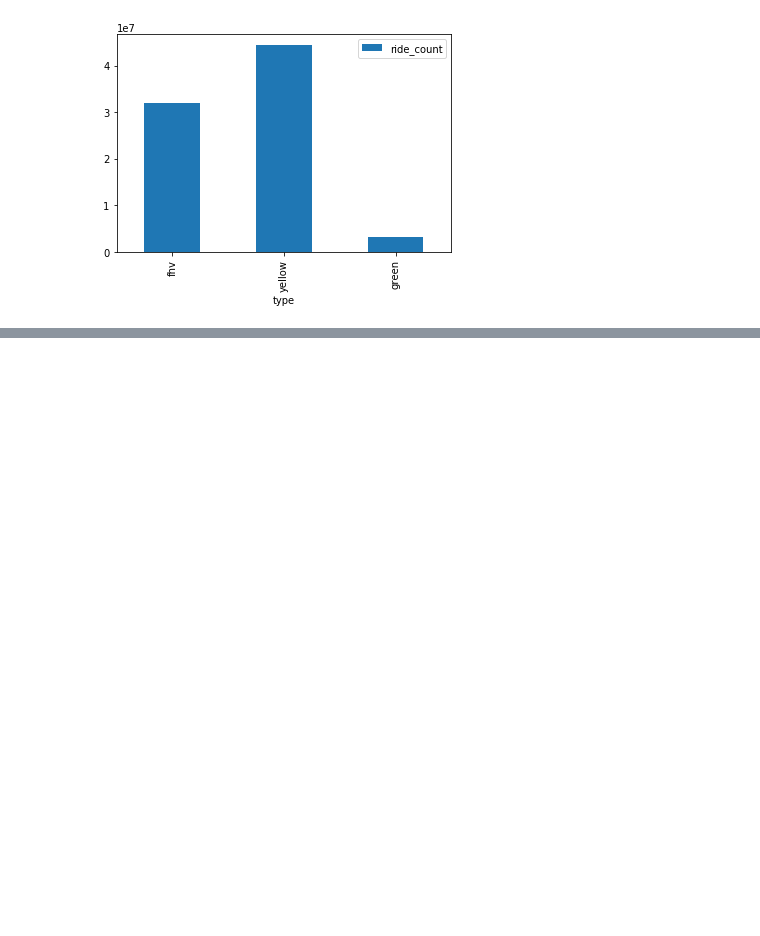
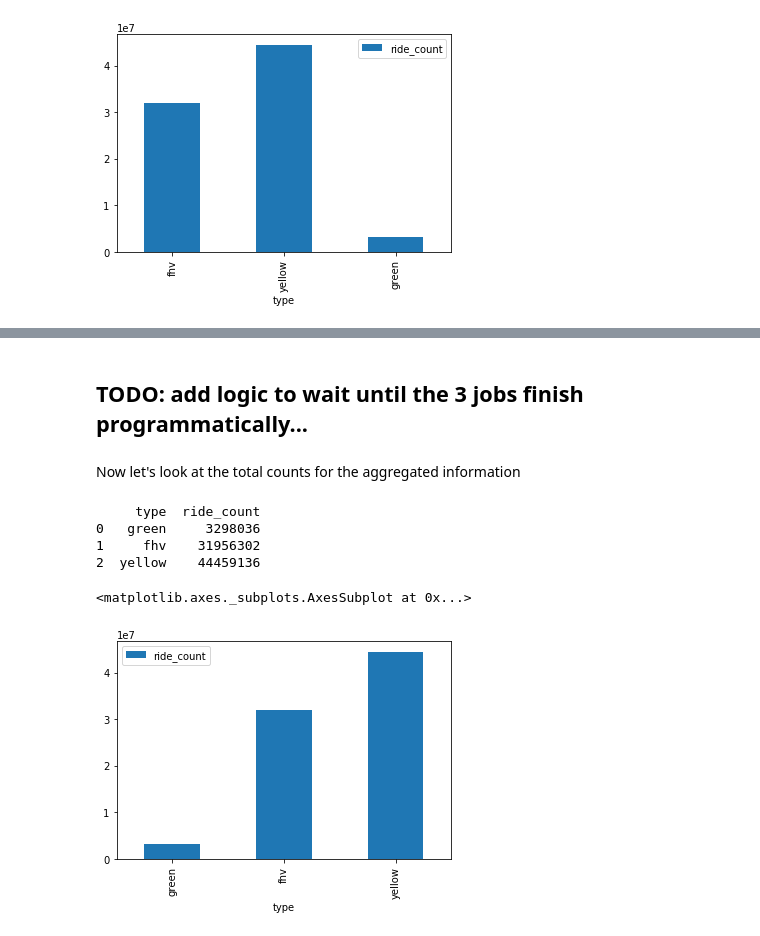
Before and after one commit to bsnively/sagemaker-workshops, a Jupyter notebook: 2019_reinvent/notebooks/DataDiscoveryAndConversation.ipynb, the cells around one changed output, grey strips where cells are left out. Cells and saved outputs as stored; diff of their text form; code cells hidden in the pictures; blank space fills up the shorter version.

```diff
--- a/2019_reinvent/notebooks/DataDiscoveryAndConversation.ipynb
+++ b/2019_reinvent/notebooks/DataDiscoveryAndConversation.ipynb
@@ -102,0 +144,20 @@ df.plot.bar(x='type', y='ride_count')
+# %% [markdown]
+## TODO: add logic to wait until the 3 jobs finish programmatically...
+# %% [markdown]
+Now let's look at the total counts for the aggregated information
+# %%
+normalized_df = pd.read_sql('SELECT type, count(*) ride_count FROM "reinvent19"."canonical" group by type', conn)
+print(normalized_df)
+normalized_df.plot.bar(x='type', y='ride_count')
+#
+#     type  ride_count
+#0     fhv    31956302
+#1  yellow    44459136
+#2   green     3298036
+# %% [output]
+     type  ride_count
+0   green     3298036
+1     fhv    31956302
+2  yellow    44459136
+<matplotlib.axes._subplots.AxesSubplot at 0x...>
+[figure, added]
```
Also changed, not shown: parts of 11 cells of this notebook.
